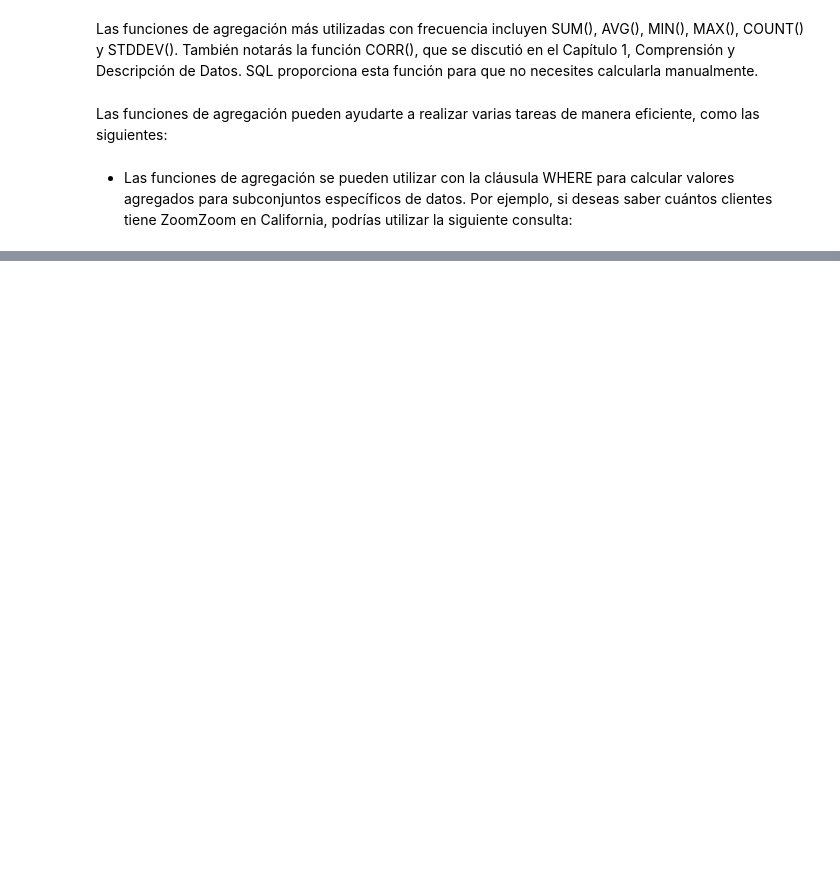
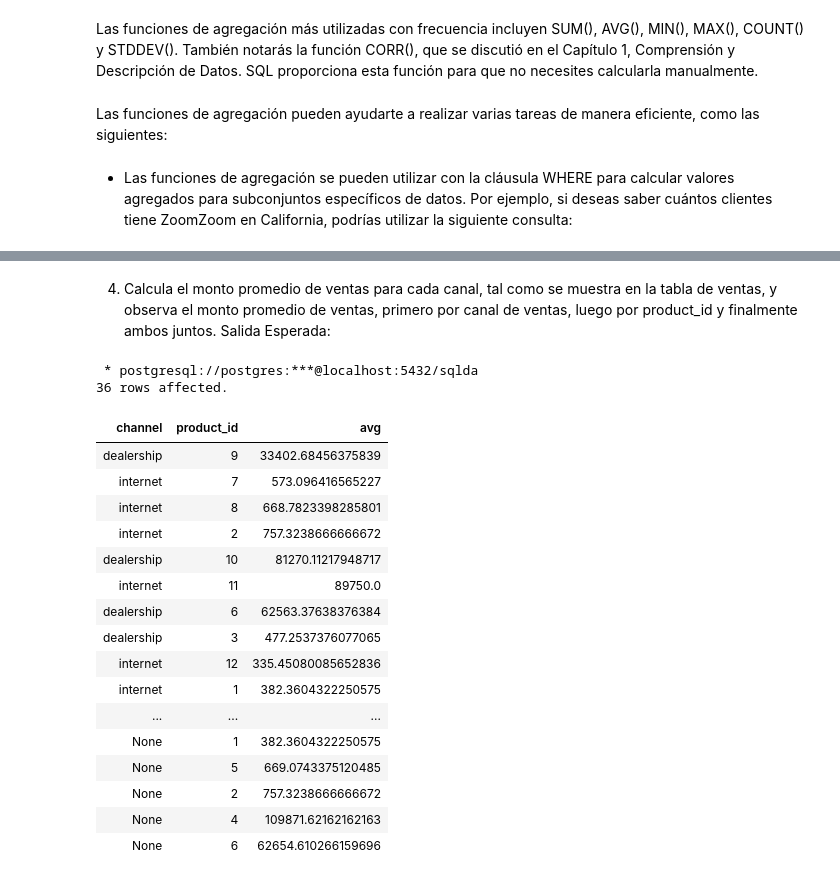
Before and after one commit to limspiga/data-modeling, a Jupyter notebook: 04_data_modeling_for_marketing.ipynb, the cells around one changed output, grey strips where cells are left out. Saved outputs shown, nothing was run; the diff lists cells and outputs as text; code cells hidden in the pictures; blank space fills up the shorter version.

```diff
--- a/04_data_modeling_for_marketing.ipynb
+++ b/04_data_modeling_for_marketing.ipynb
@@ -85,0 +918,36 @@ WHERE
+# %% [markdown]
+4. Calcula el monto promedio de ventas para cada canal, tal como se muestra en la tabla de ventas, y observa el monto promedio de ventas, primero por canal de ventas, luego por product_id y finalmente ambos juntos.
+Salida Esperada:
+# %%
+%%sql
+SELECT
+  channel,
+product_id,
+  AVG(sales_amount)
+FROM
+  sales
+GROUP BY grouping sets (
+  (channel),
+  (product_id),
+  (channel, product_id)
+);
+# %% [output]
+ * postgresql://postgres:***@localhost:5432/sqlda
+36 rows affected.
+| channel | product_id | avg |
+| dealership | 9 | 33402.68456375839 |
+| internet | 7 | 573.096416565227 |
+| internet | 8 | 668.7823398285801 |
+| internet | 2 | 757.3238666666672 |
+| dealership | 10 | 81270.11217948717 |
+| internet | 11 | 89750.0 |
+| dealership | 6 | 62563.37638376384 |
+| dealership | 3 | 477.2537376077065 |
+| internet | 12 | 335.45080085652836 |
+| internet | 1 | 382.3604322250575 |
+| ... | ... | ... |
+| None | 1 | 382.3604322250575 |
+| None | 5 | 669.0743375120485 |
+| None | 2 | 757.3238666666672 |
+| None | 4 | 109871.62162162163 |
+| None | 6 | 62654.610266159696 |
```
Also changed, not shown: parts of 96 cells of this notebook, 2 other files.
